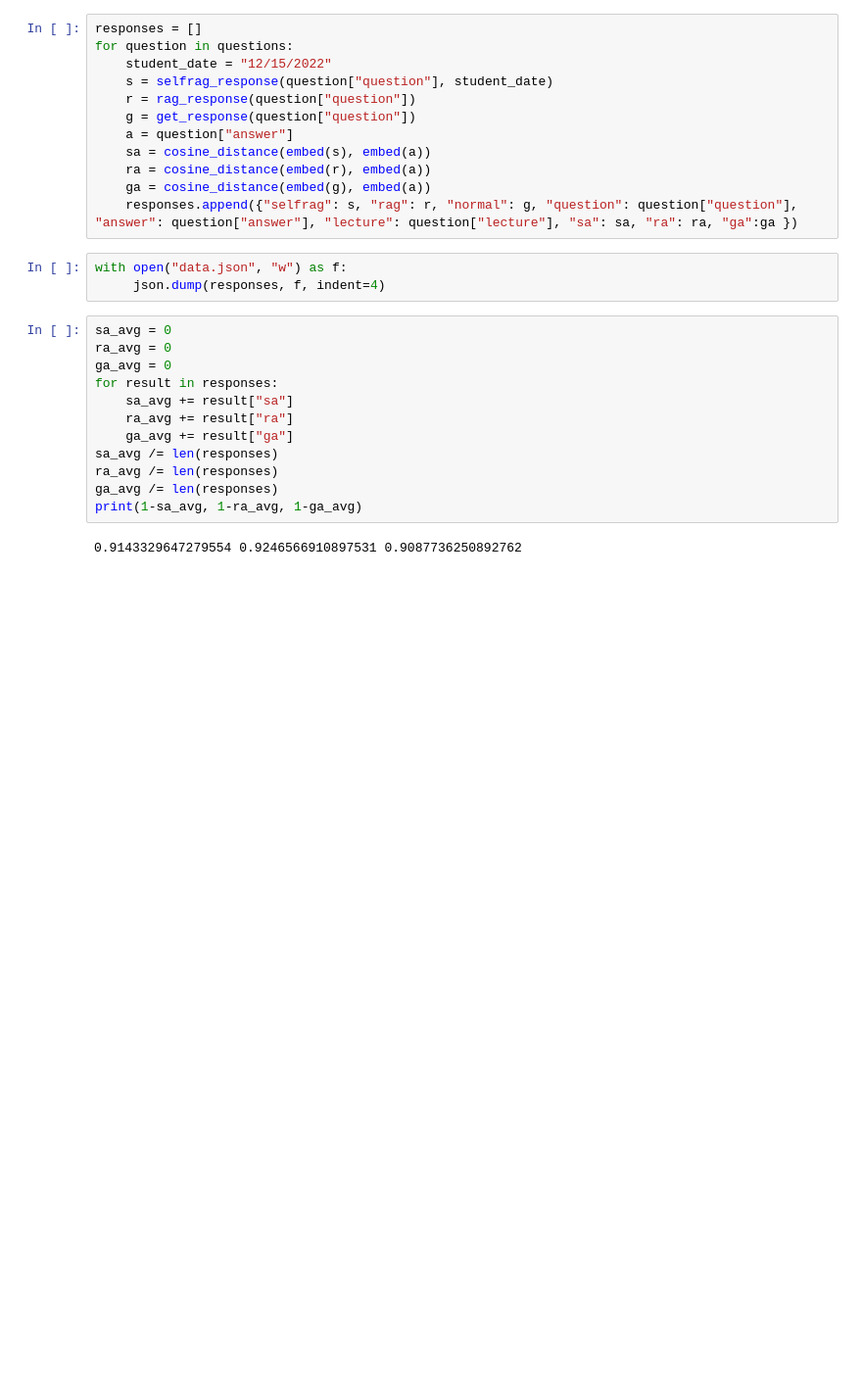
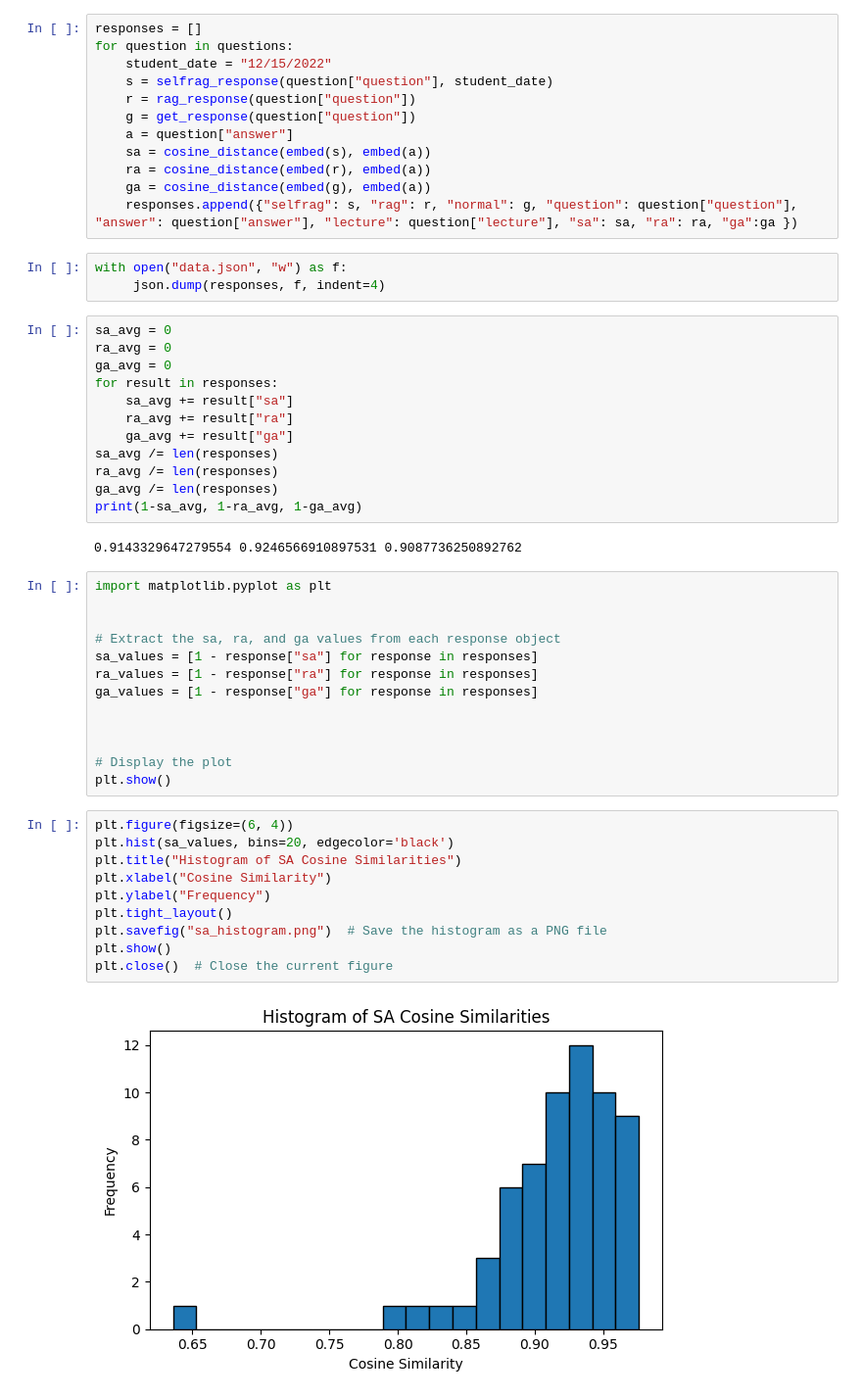
Before and after one commit to gyalpodongo/self-rag-education, a Jupyter notebook: script.ipynb, the cells around one changed output. Shown: that part at 98% size. Drawn from its saved outputs; the diff is of its cells as text; blank space fills up the shorter version.

Commit message:
Added histograms

```diff
--- a/script.ipynb
+++ b/script.ipynb
@@ -198,3 +198,28 @@ ga_avg /= len(responses)
 print(1-sa_avg, 1-ra_avg, 1-ga_avg)
 # %% [output]
 0.9143329647279554 0.9246566910897531 0.9087736250892762
+# %%
+import matplotlib.pyplot as plt
+
+
+# Extract the sa, ra, and ga values from each response object
+sa_values = [1 - response["sa"] for response in responses]
+ra_values = [1 - response["ra"] for response in responses]
+ga_values = [1 - response["ga"] for response in responses]
+
+
+
+# Display the plot
+plt.show()
+# %%
+plt.figure(figsize=(6, 4))
+plt.hist(sa_values, bins=20, edgecolor='black')
+plt.title("Histogram of SA Cosine Similarities")
+plt.xlabel("Cosine Similarity")
+plt.ylabel("Frequency")
+plt.tight_layout()
+plt.savefig("sa_histogram.png")  # Save the histogram as a PNG file
+plt.show()
+plt.close()  # Close the current figure
+# %% [output]
+[figure, added]
```
Also changed, not shown: parts of 2 cells of this notebook, 3 other files.
